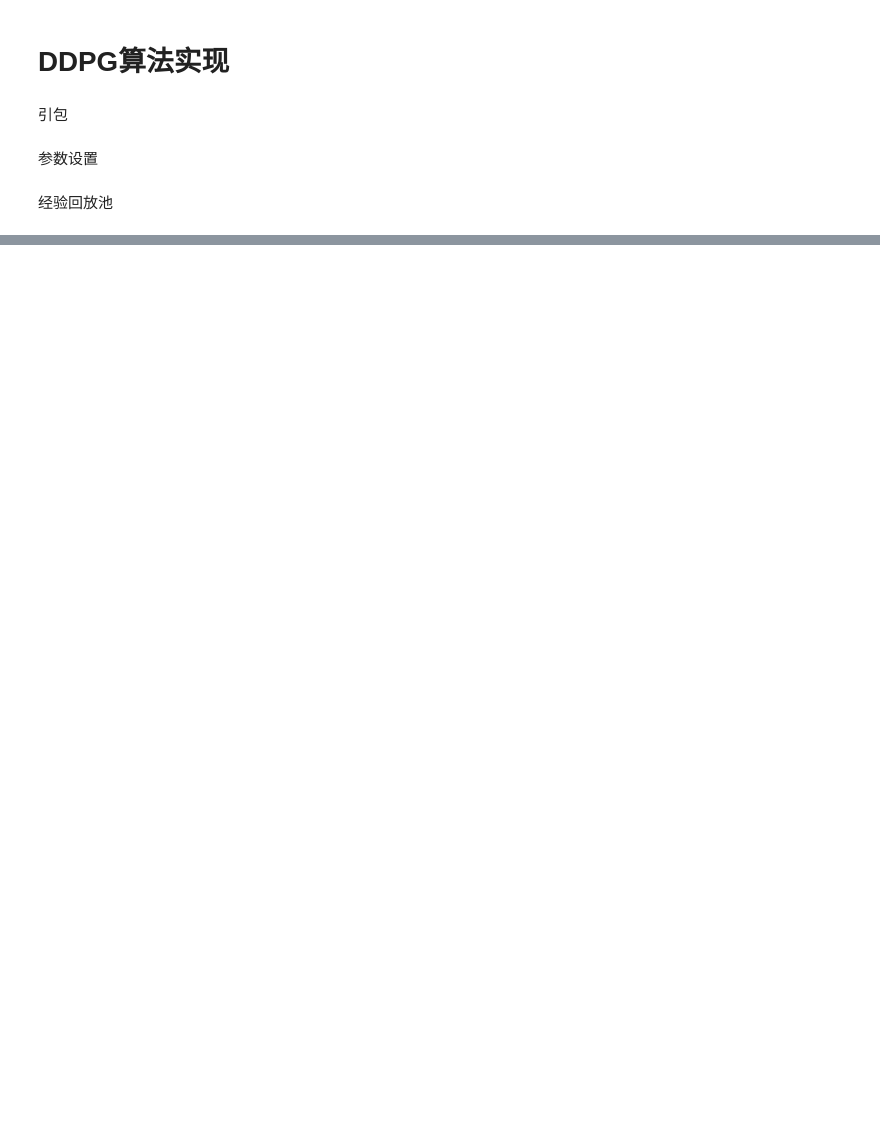
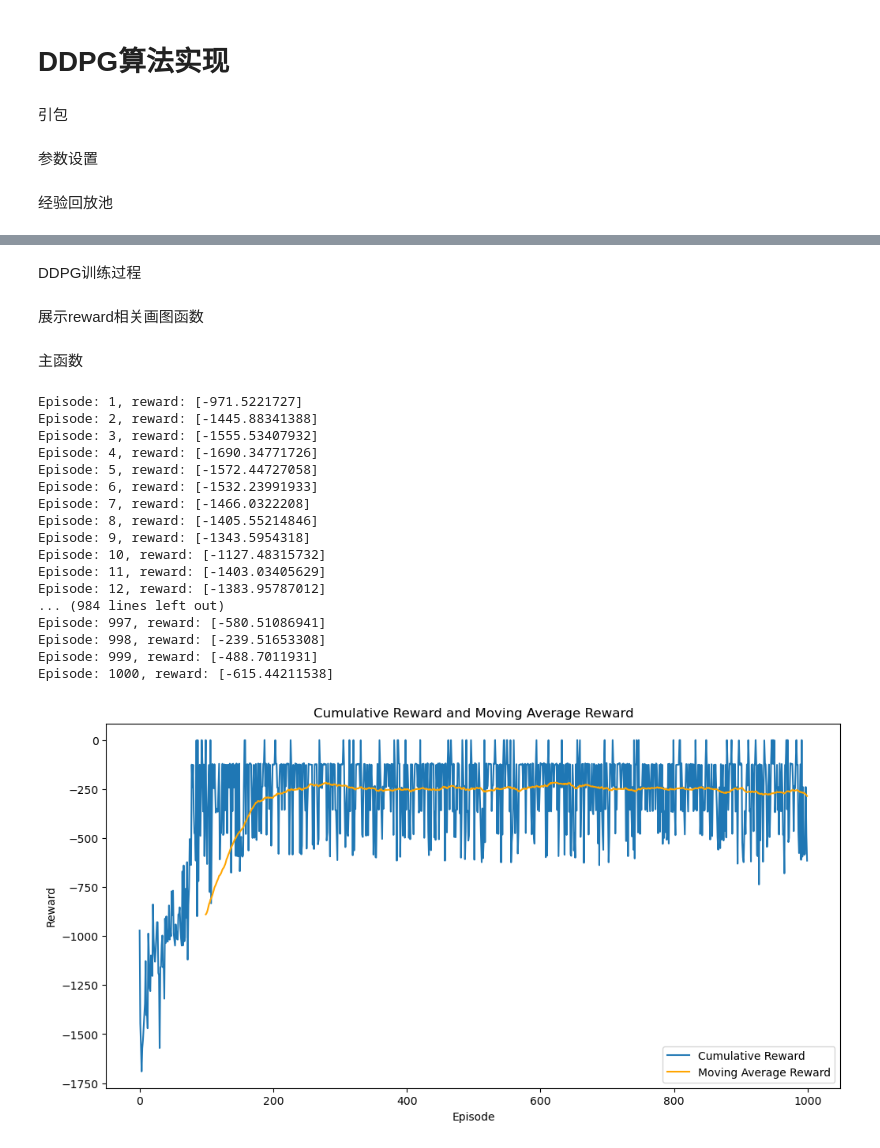
Before and after one commit to eigenwill/RL-playgrouds, a Jupyter notebook: DDPG.ipynb, the cells around one changed output, grey strips where cells are left out. Saved outputs shown, nothing was run; the diff lists cells and outputs as text; code cells hidden in the pictures; blank space fills up the shorter version.

Commit message:
ddpg almost done

```diff
--- a/DDPG.ipynb
+++ b/DDPG.ipynb
@@ -57,0 +151,69 @@ class ReplayBuffer:
+# %% [markdown]
+DDPG训练过程
+# %%
+def train(agent, env, config):
+  total_reward = []
+
+  for eps in range(config.train_eps):
+    # reset environment and get initial state
+    state = env.reset()
+    state = state[0] # gym returns a tuple, we only need the first element
+    episode_reward = 0
+    done = False
+
+    # start training
+    while not done:
+      action = agent.select_action(state)
+      next_state, reward, terminated, truncated, _ = env.step(action)
+      done = terminated or truncated
+      reward = np.array([reward]) # convert to numpy array to match the type of state and action
+      done = np.array([done]) # convert to numpy array to match the type of state and action
+      agent.memory.push(state, action, reward, next_state, done) # store the transition in memory
+      episode_reward += reward
+      state = next_state
+      agent.update()
+
+    total_reward.append(episode_reward)
+    print(f"Episode: {eps+1}, reward: {episode_reward}")
+
+  return total_reward
+# %% [markdown]
+展示reward相关画图函数
+# %%
+def plot_rewards(rewards):
+    plt.figure(figsize=(12, 6))
+    plt.plot(rewards, label='Cumulative Reward')
+    plt.plot(pd.Series(rewards).rolling(window=100).mean(), label='Moving Average Reward', color='orange')
+    plt.title('Cumulative Reward and Moving Average Reward')
+    plt.xlabel('Episode')
+    plt.ylabel('Reward')
+    plt.legend()
+    plt.show()
+# %% [markdown]
+主函数
+# %%
+if __name__ == "__main__":
+    config = Config()
+    env = gym.make("Pendulum-v1")
+    agent = DDPG(config)
+    rewards = train(agent, env, config)
+    plot_rewards(rewards)
+# %% [output]
+Episode: 1, reward: [-971.5221727]
+Episode: 2, reward: [-1445.88341388]
+Episode: 3, reward: [-1555.53407932]
+Episode: 4, reward: [-1690.34771726]
+Episode: 5, reward: [-1572.44727058]
+Episode: 6, reward: [-1532.23991933]
+Episode: 7, reward: [-1466.0322208]
+Episode: 8, reward: [-1405.55214846]
+Episode: 9, reward: [-1343.5954318]
+Episode: 10, reward: [-1127.48315732]
+Episode: 11, reward: [-1403.03405629]
+Episode: 12, reward: [-1383.95787012]
+... (984 lines left out)
+Episode: 997, reward: [-580.51086941]
+Episode: 998, reward: [-239.51653308]
+Episode: 999, reward: [-488.7011931]
+Episode: 1000, reward: [-615.44211538]
+[figure, added]
```
Also changed, not shown: parts of 8 cells of this notebook, 3 other files.
